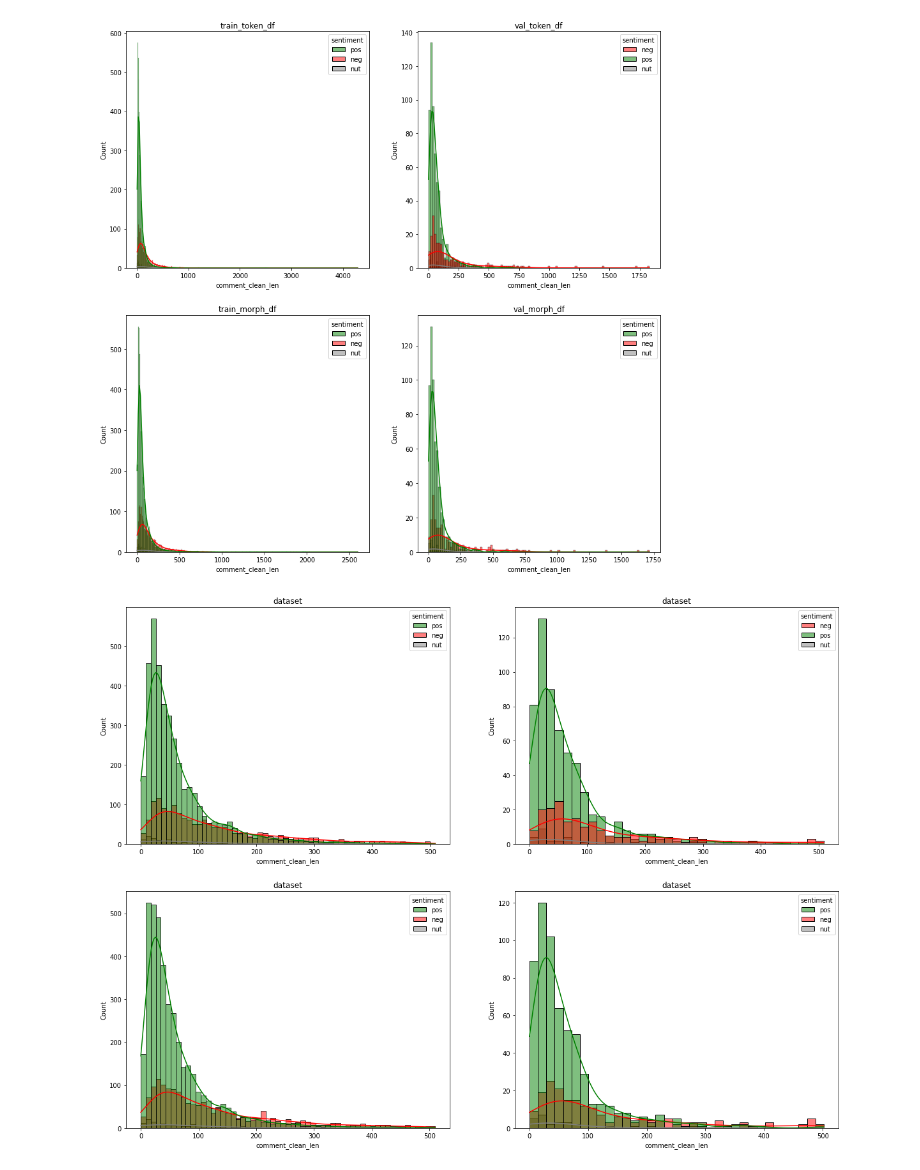
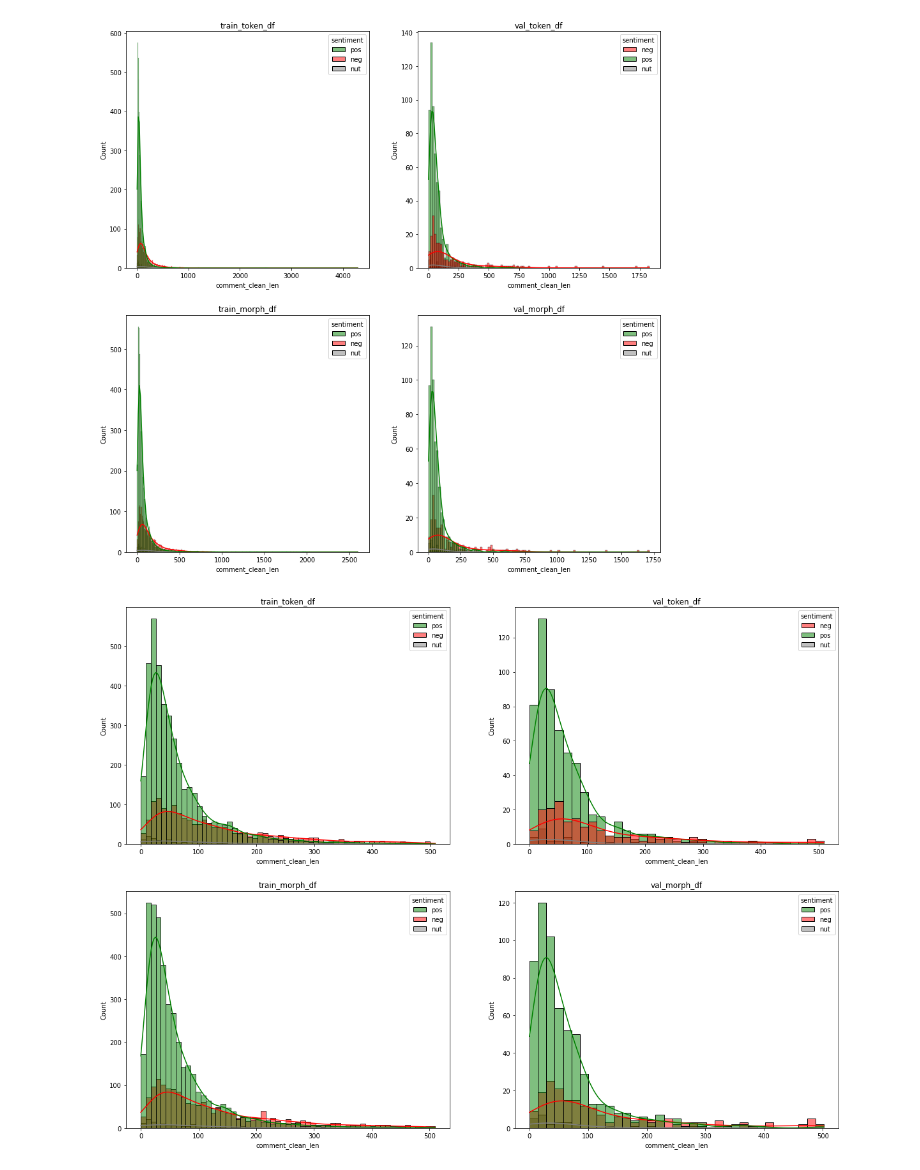
Before and after one commit to wzwzeyal/ojt_bert, a Jupyter notebook: notebooks_exploration/onlp_data_preprocess.ipynb, the cells around one changed output. Cells and saved outputs as stored; diff of their text form; code cells hidden in the pictures.

```diff
--- a/notebooks_exploration/onlp_data_preprocess.ipynb
+++ b/notebooks_exploration/onlp_data_preprocess.ipynb
@@ -49,5 +45,5 @@ palette = {'pos': 'green', 'neg': 'red', 'nut': 'gray'}
 for dataset in datasets:
   df = dataset['df']
   clean_data(df, 'comment', 'comment_clean')
-  df = df.label.map(codes)
-  df = df.comment_clean.str.len()
+  df['sentiment'] = df.label.map(codes)
+  df['comment_clean_len'] = df.comment_clean.str.len()
@@ -99,8 +103,8 @@ def retrieve_name(var):
 fig, axes = plt.subplots(nrows=2, ncols=2, figsize=(15,15))#, gridspec_kw={'hspace': 1.2, 'wspace': 1.5})
 
 for ax, dataset in zip(axes.flatten(), datasets):
-  sns.histplot(dataset, x='comment_clean_len', hue='sentiment', palette=palette, ax=ax, kde=True)
-  ax.set_title(retrieve_name(dataset)[0])
+  sns.histplot(dataset['df'], x='comment_clean_len', hue='sentiment', palette=palette, ax=ax, kde=True)
+  ax.set_title(dataset['name'])
 
 plt.show()
 
@@ -111,18 +115,24 @@ plt.show()
 # %%
 MAX_LEN=512
 
+# for dataset in datasets:
+#   df = dataset['df']
+#   df = df[df.comment_clean_len < MAX_LEN]
+
 for idx in range(len(datasets)):
-  datasets[idx] = datasets[idx][datasets[idx].comment_clean_len < MAX_LEN]
+  df = datasets[idx]['df']
+  datasets[idx]['df'] = df[df.comment_clean_len < MAX_LEN]
 # %%
 fig, axes = plt.subplots(nrows=2, ncols=2, figsize=FIG_SIZE)
 
 for ax, dataset in zip(axes.flatten(), datasets):
-  sns.histplot(dataset, x='comment_clean_len', hue='sentiment', palette=palette, ax=ax, kde=True)
-  ax.set_title(retrieve_name(dataset)[0])
+  df = dataset['df']
+  sns.histplot(df, x='comment_clean_len', hue='sentiment', palette=palette, ax=ax, kde=True)
+  ax.set_title(dataset['name'])
 
 plt.show()
 # %% [output]
-[figure, old version]
+[figure, new version]
 # %%
 SENTIMENT_DATA = '../data/for_sentiment'
 
```
Also changed, not shown: parts of 12 cells of this notebook.
